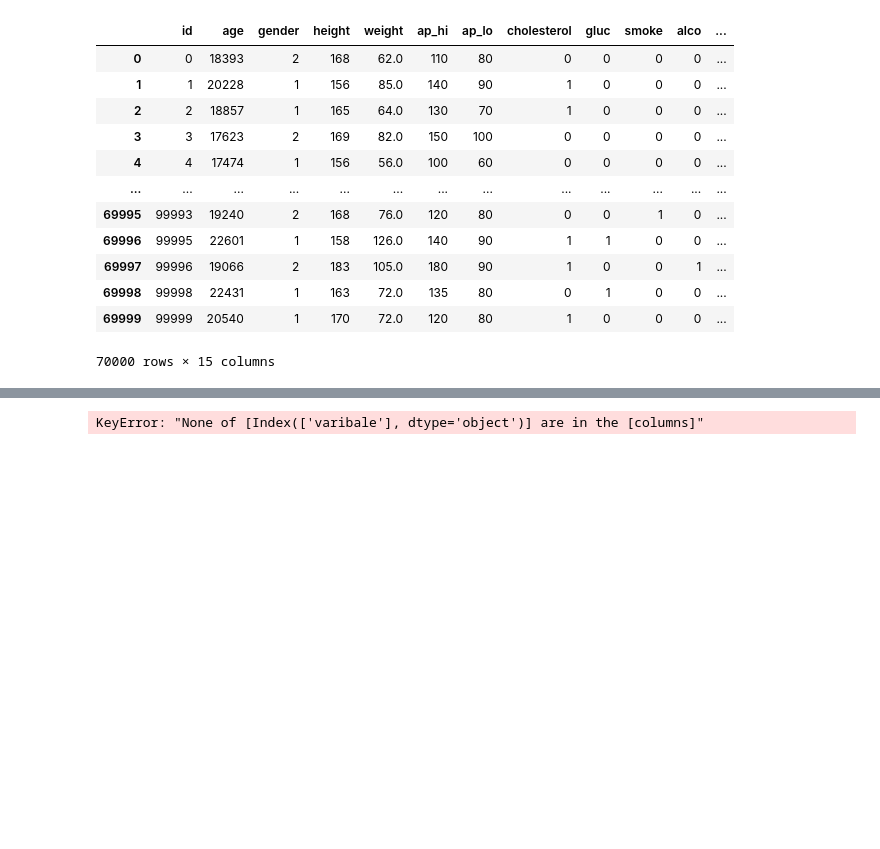
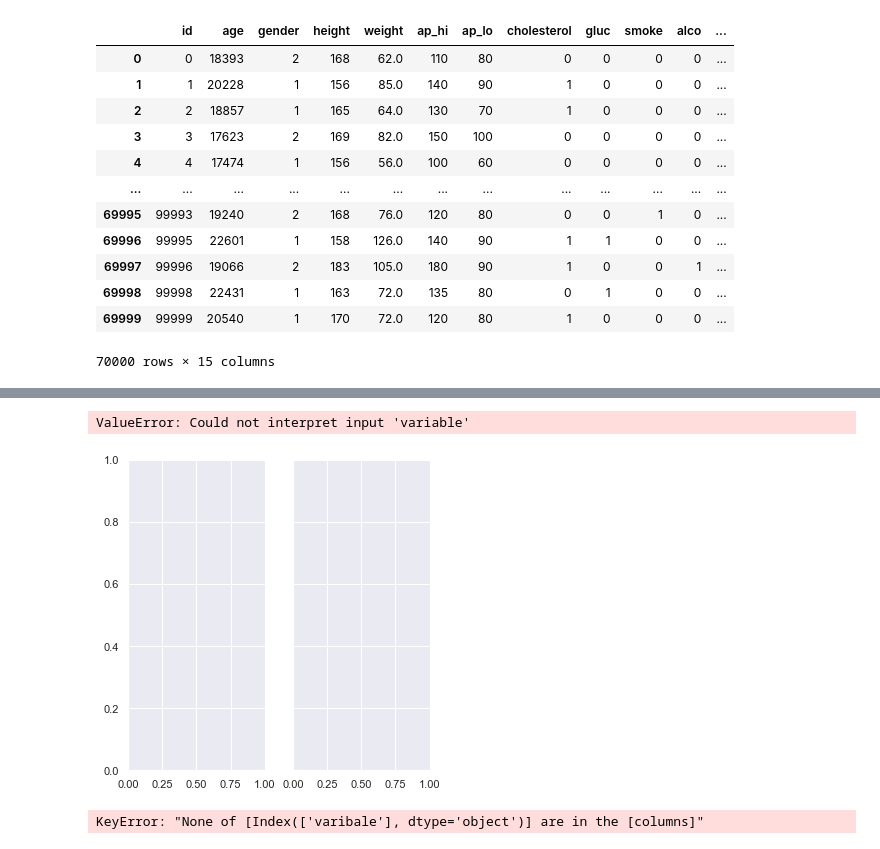
Before and after one commit to JavierRojas14/Medical_Data_Visualizer, a Jupyter notebook: medical_examination.ipynb, the cells around one changed output, grey strips where cells are left out. Saved outputs shown, nothing was run; the diff lists cells and outputs as text; code cells hidden in the pictures; blank space fills up the shorter version.

```diff
--- a/medical_examination.ipynb
+++ b/medical_examination.ipynb
@@ -116,3 +97,9 @@ for i in range(len(lista_catplots)):
+# %%
+g = sns.FacetGrid(df_total, col = 'cardio', height = 5, aspect = .5)
+g.map(sns.barplot, x = 'variable', y = 'total', hue = 'value')
+# %% [output]
+ValueError: Could not interpret input 'variable'
+[figure, added]
 # %%
 g = sns.FacetGrid(df_catplot_cardio_0, col = 'total', hue = 'valor')
 g.map(sns.catplot, 'varibale')
```
Also changed, not shown: parts of 3 cells of this notebook.
